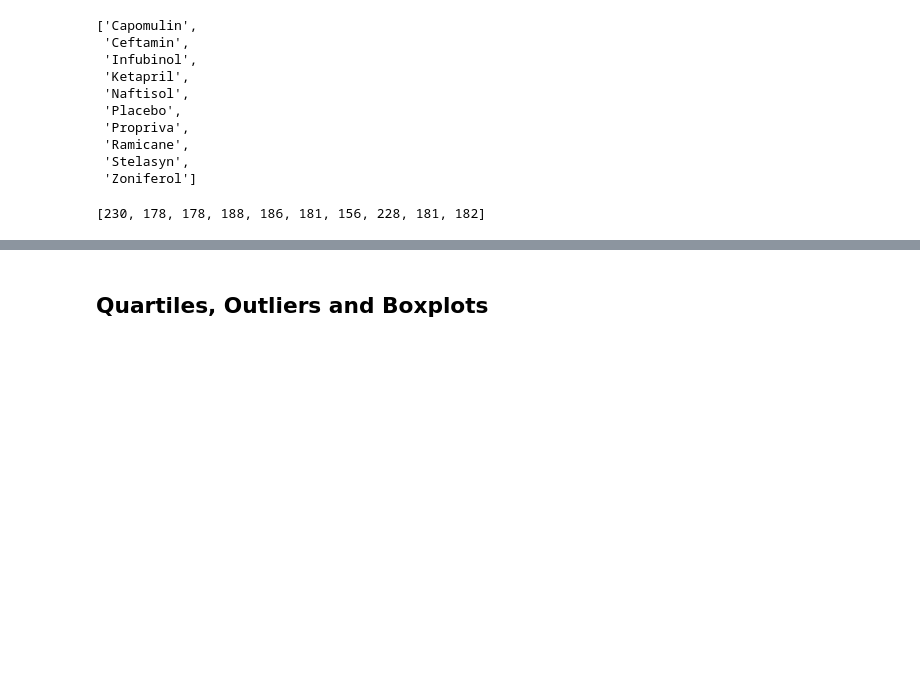
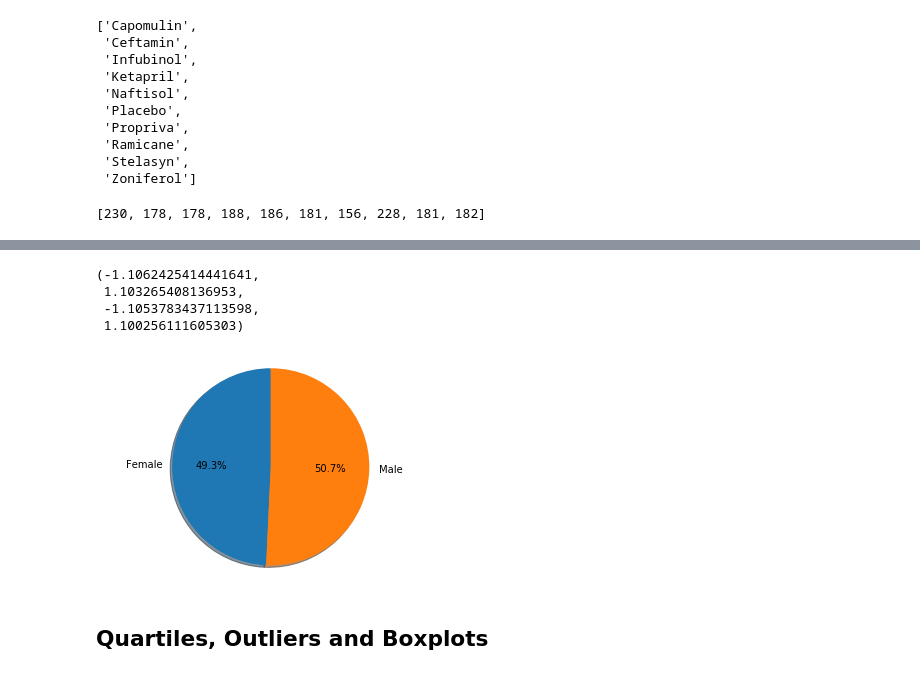
Before and after one commit to frangipani99/Pymaceuticals, a Jupyter notebook: pymaceuticals_starter.ipynb, the cells around one changed output, grey strips where cells are left out. Cells and saved outputs as stored; diff of their text form; code cells hidden in the pictures; blank space fills up the shorter version.

```diff
--- a/pymaceuticals_starter.ipynb
+++ b/pymaceuticals_starter.ipynb
@@ -193,3 +219,25 @@ No handles with labels found to put in legend.
+# %%
+# Generate a pie plot showing the distribution of female versus male mice using pyplot
+## Add Labels for each Sex
+labels = "Female", "Male"
+
+
+# Pull the count values
+sizes = micesex_df["Count"]
+
+# Creates the pie chart based upon the values above
+plt.pie(sizes, labels=labels, autopct="%1.1f%%", shadow=True, startangle=90)
+
+# Tells matplotlib that we want a pie chart with equal axes
+plt.axis("equal")
+
+#Save graph as image
+# %% [output]
+(-1.1062425414441641,
+ 1.103265408136953,
+ -1.1053783437113598,
+ 1.100256111605303)
+[figure, added]
 # %% [markdown]
 ## Quartiles, Outliers and Boxplots
 # %%
```
Also changed, not shown: parts of 7 cells of this notebook.
